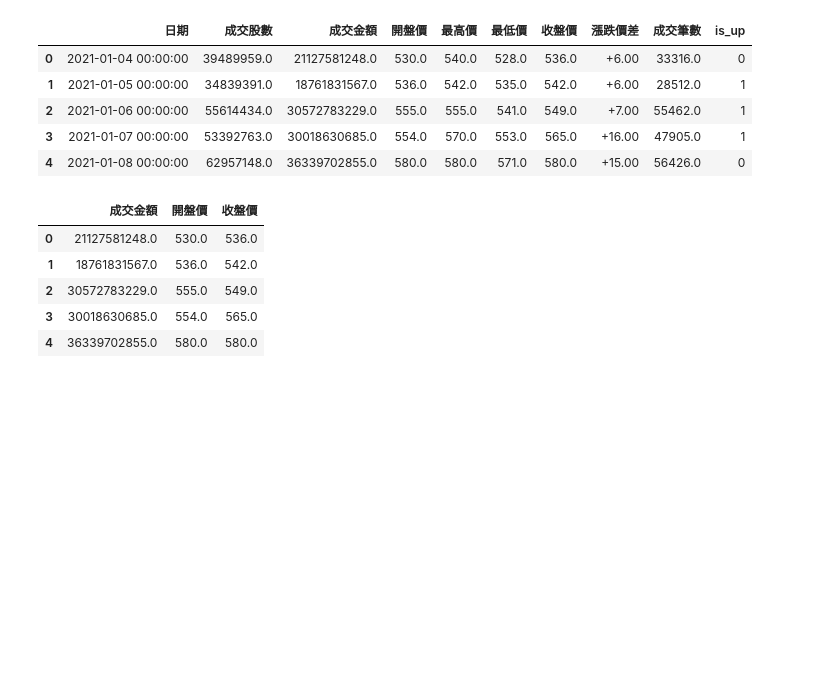
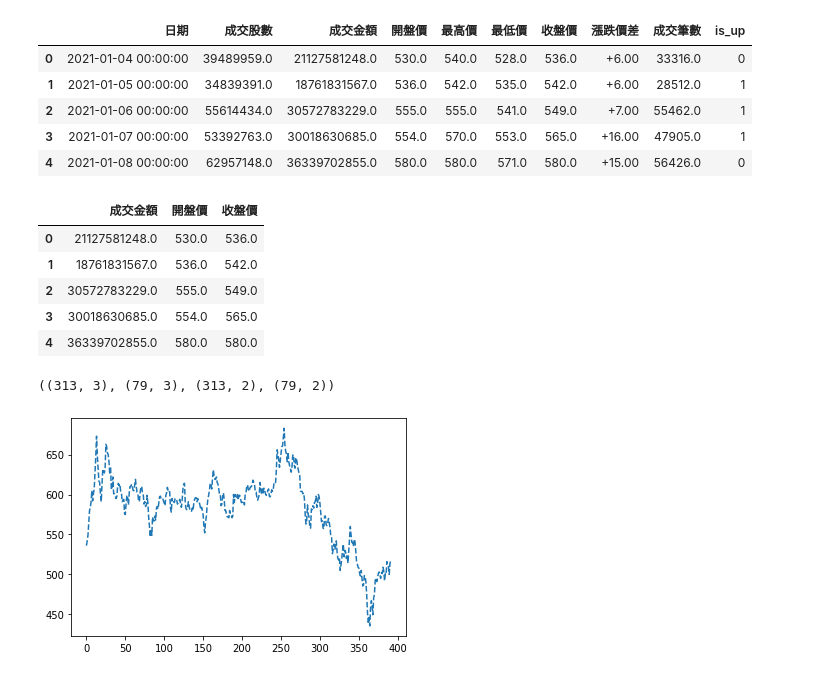
Before and after one commit to TaylorShiehUSI/Github-Colab-test, a Jupyter notebook: 20220814_2230.ipynb, the cells around one changed output. Drawn from its saved outputs; the diff is of its cells as text; code cells hidden in the pictures; blank space fills up the shorter version.

```diff
--- a/20220814_2230.ipynb
+++ b/20220814_2230.ipynb
@@ -94,3 +96,16 @@ X_data.head()
 | 2 | 30572783229.0 | 555.0 | 549.0 |
 | 3 | 30018630685.0 | 554.0 | 565.0 |
 | 4 | 36339702855.0 | 580.0 | 580.0 |
+# %%
+## train the model, with preparing the data
+from sklearn.model_selection import train_test_split
+X_train, X_test, y_train, y_test = train_test_split(X_data, y_data, test_size=0.2)
+X_train.shape, X_test.shape, y_train.shape, y_test.shape
+# %% [output]
+((313, 3), (79, 3), (313, 2), (79, 2))
+# %%
+from matplotlib import pyplot as plt
+plt.plot( stock_df['收盤價'], '--')
+plt.show()
+# %% [output]
+[figure, added]
```
Also changed, not shown: parts of 5 cells of this notebook.
